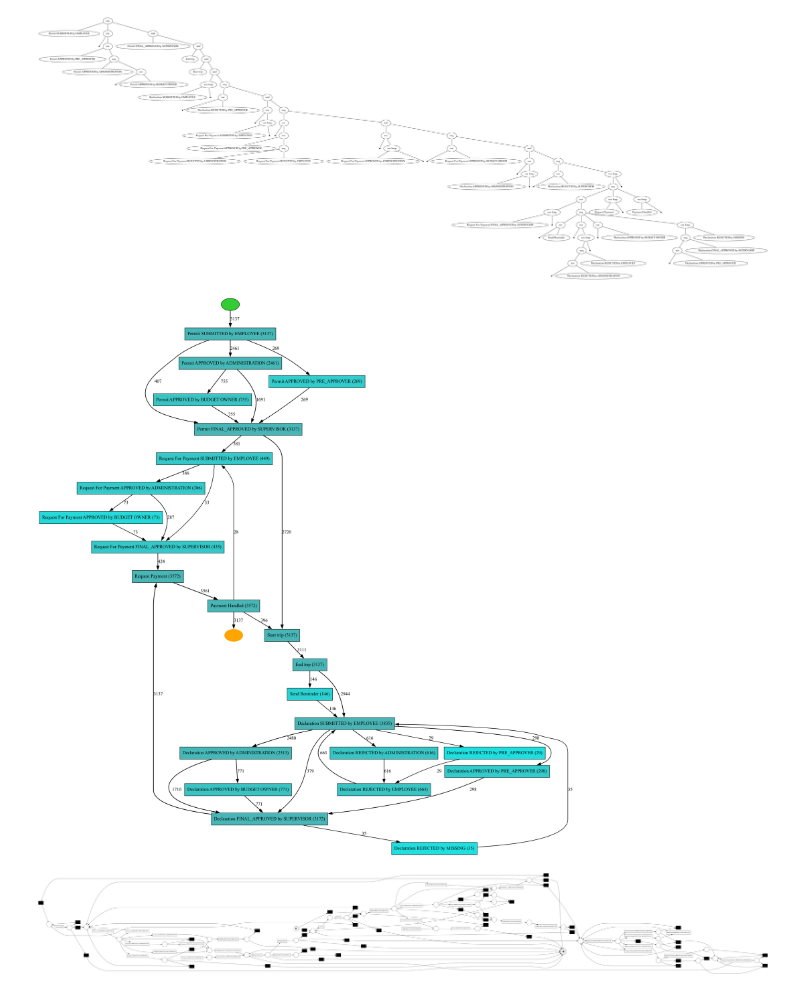
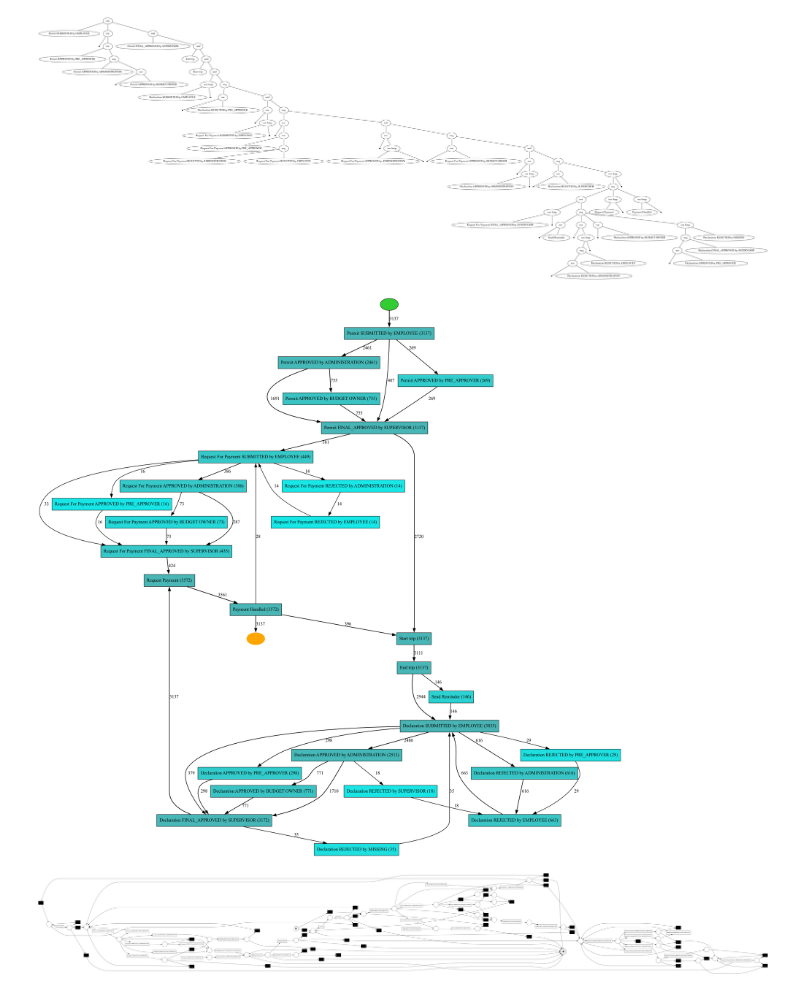
Before and after one commit to himanshudce/APM_BPI_2020, a Jupyter notebook: notebooks/data_loading_and_analysis.ipynb, the cells around one changed output. Saved outputs shown, nothing was run; the diff lists cells and outputs as text; code cells hidden in the pictures.

```diff
--- a/notebooks/data_loading_and_analysis.ipynb
+++ b/notebooks/data_loading_and_analysis.ipynb
@@ -69,10 +69,10 @@ pm4py.view_process_tree(tree)
 [figure]
 # %%
 # huristic miner
-heu_net = pm4py.discover_heuristics_net(trace_log, dependency_threshold=0.95)
+heu_net = pm4py.discover_heuristics_net(trace_log, dependency_threshold=0.90)
 pm4py.view_heuristics_net(heu_net)
 # %% [output]
-[figure, old version]
+[figure, new version]
 # %%
 # create and view petri net of huristic miner
 net, im, fm = pm4py.discover_petri_net_heuristics(trace_log, dependency_threshold=0.99)
```
Also changed, not shown: 32 other files.
